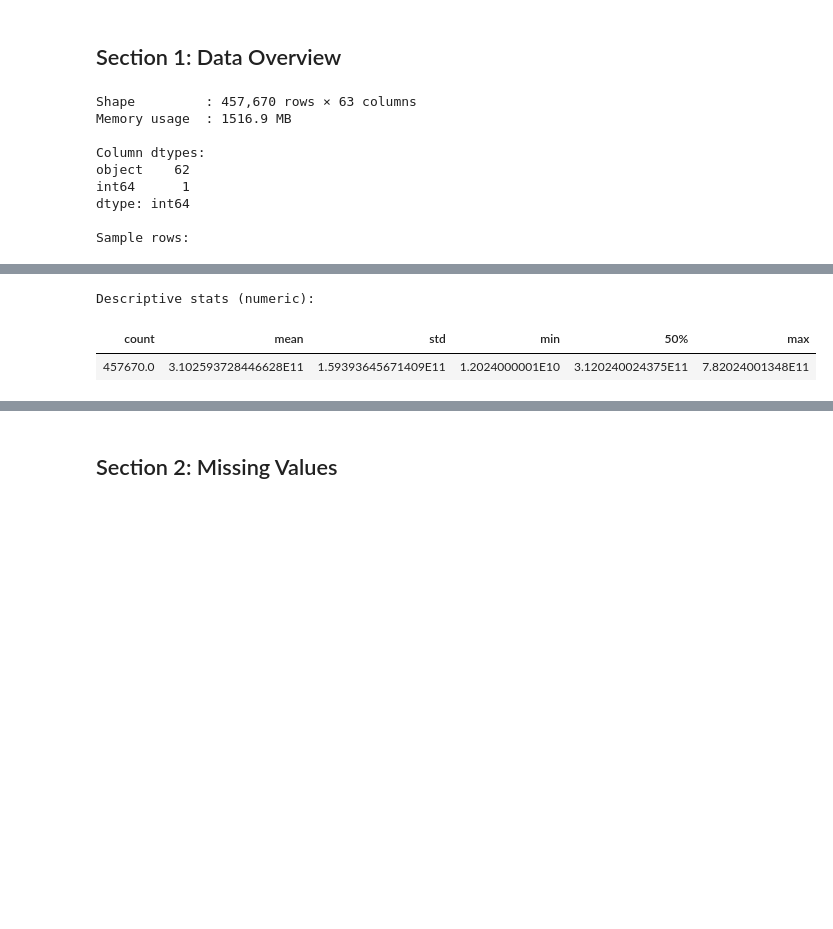
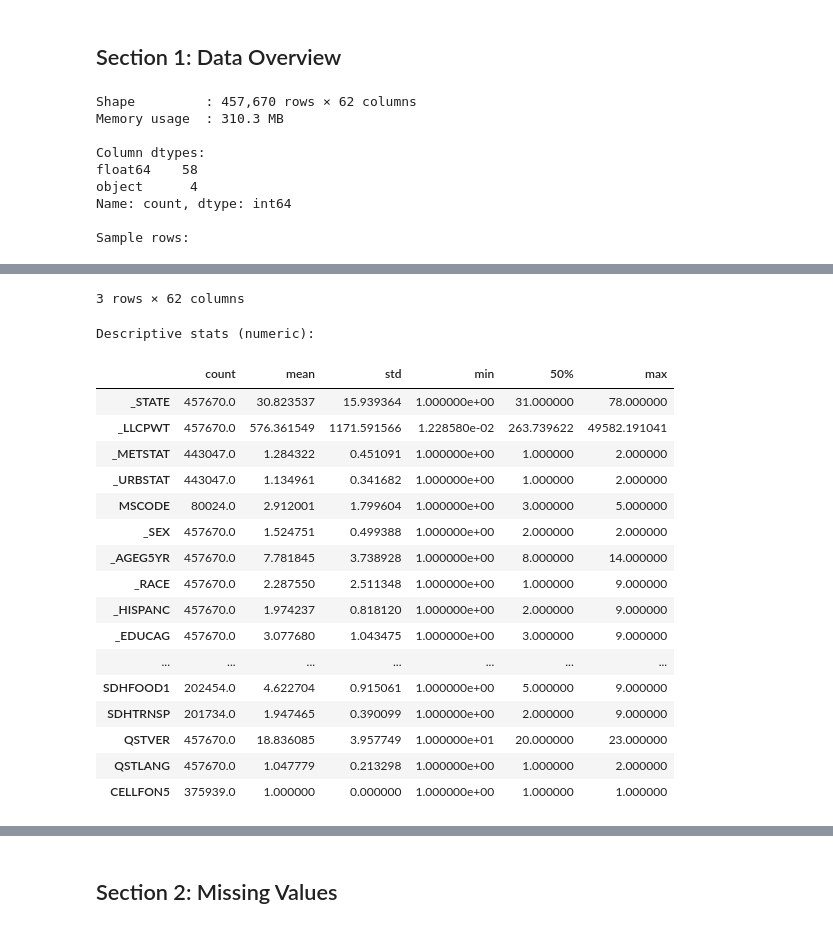
Before and after one commit to kwang101-cb/DataEngineering_Final, a Jupyter notebook: notebooks/1_Kelly_EDA.ipynb, the cells around one changed output, grey strips where cells are left out. Cells and saved outputs as stored; diff of their text form; code cells hidden in the pictures; blank space fills up the shorter version.

```diff
--- a/notebooks/1_Kelly_EDA.ipynb
+++ b/notebooks/1_Kelly_EDA.ipynb
@@ -586,0 +9,2 @@ KELLY SECTION
+# %%
+folder = "/content/drive/MyDrive/ADSP 31012 DEPA Final Project/1. Raw Data"
@@ -586,0 +15,7 @@ KELLY SECTION
+# %%
+# Load the clean CSV saved from EDA
+#BRFSS = pd.read_csv(f"{folder}/EDA and Cleanup/BRFSS_2024_clean.csv")
+
+df_raw = pd.read_sas(folder + "/LLCP2024.XPT_", format="xport", encoding="latin1")
+print(df_raw.shape)
+print(df_raw.head())
@@ -586,0 +40,21 @@ KELLY SECTION
+# %%
+NEEDED = [
+    'SEQNO','_STATE','_LLCPWT','IMONTH','IDAY','IYEAR',
+    '_METSTAT','_URBSTAT','MSCODE',
+    '_SEX','_AGEG5YR','_RACE','_HISPANC','_EDUCAG','_INCOMG1',
+    'MARITAL','EMPLOY1','CHILDREN','VETERAN3','PREGNANT',
+    'GENHLTH','PHYSHLTH','MENTHLTH','_BMI5','_BMI5CAT',
+    'CVDINFR4','CVDSTRK3','DIABETE4','ASTHMA3','ADDEPEV3',
+    'CHCCOPD3','HAVARTH4','CHCOCNC1','CHCKDNY2','LSATISFY',
+    'EXERANY2','_SMOKER3','ECIGNOW3','DRNKANY6','_RFBING6',
+    '_RFDRHV9','AVEDRNK4','MARIJAN1','SSBSUGR2','FIREARM5',
+    '_HLTHPL2','PRIMINS2','PERSDOC3','MEDCOST1','CHECKUP1',
+    'LASTDEN4','_RFMAM23','_CRVSCRN','_CRCREC3',
+    '_FLSHOT7','_PNEUMO3','_AIDTST4','SDHFOOD1','SDHTRNSP',
+    'QSTVER','QSTLANG','CELLFON5'
+]
+
+df = df_raw[NEEDED].copy()
+
+print(f"Raw shape: {df.shape}")
+print(f"Columns: {df.columns.tolist()}")
@@ -637,21 +142,22 @@ YES_CODE = 1.0
 # %% [markdown]
 ## Section 1: Data Overview
 # %%
-print(f"\nShape         : {raw.shape[0]:,} rows × {raw.shape[1]} columns")
-print(f"Memory usage  : {raw.memory_usage(deep=True).sum() / 1e6:.1f} MB")
-print(f"\nColumn dtypes:\n{raw.dtypes.value_counts()}")
+# ── Section 1: Data Overview ──────────────────────────────────
+print(f"Shape         : {df.shape[0]:,} rows × {df.shape[1]} columns")
+print(f"Memory usage  : {df.memory_usage(deep=True).sum() / 1e6:.1f} MB")
+print(f"\nColumn dtypes:\n{df.dtypes.value_counts()}")
 print(f"\nSample rows:")
-display(raw.head(3))
+display(df.head(3))
 
 print(f"\nDescriptive stats (numeric):")
-display(raw.describe().T[['count','mean','std','min','50%','max']])
+display(df.describe().T[['count', 'mean', 'std', 'min', '50%', 'max']])
 # %% [output]
-Shape         : 457,670 rows × 63 columns
-Memory usage  : 1516.9 MB
+Shape         : 457,670 rows × 62 columns
+Memory usage  : 310.3 MB
 
 Column dtypes:
-object    62
-int64      1
-dtype: int64
+float64    58
+object      4
+Name: count, dtype: int64
 
 Sample rows:
@@ -662,3 +168,19 @@ Sample rows:
-Descriptive stats (numeric):
+3 rows × 62 columns
+Descriptive stats (numeric):
-| count | mean | std | min | 50% | max |
-| 457670.0 | 3.102593728446628E11 | 1.59393645671409E11 | 1.2024000001E10 | 3.120240024375E11 | 7.82024001348E11 |
+|  | count | mean | std | min | 50% | max |
+| _STATE | 457670.0 | 30.823537 | 15.939364 | 1.000000e+00 | 31.000000 | 78.000000 |
+| _LLCPWT | 457670.0 | 576.361549 | 1171.591566 | 1.228580e-02 | 263.739622 | 49582.191041 |
+| _METSTAT | 443047.0 | 1.284322 | 0.451091 | 1.000000e+00 | 1.000000 | 2.000000 |
+| _URBSTAT | 443047.0 | 1.134961 | 0.341682 | 1.000000e+00 | 1.000000 | 2.000000 |
+| MSCODE | 80024.0 | 2.912001 | 1.799604 | 1.000000e+00 | 3.000000 | 5.000000 |
+| _SEX | 457670.0 | 1.524751 | 0.499388 | 1.000000e+00 | 2.000000 | 2.000000 |
+| _AGEG5YR | 457670.0 | 7.781845 | 3.738928 | 1.000000e+00 | 8.000000 | 14.000000 |
+| _RACE | 457670.0 | 2.287550 | 2.511348 | 1.000000e+00 | 1.000000 | 9.000000 |
+| _HISPANC | 457670.0 | 1.974237 | 0.818120 | 1.000000e+00 | 2.000000 | 9.000000 |
+| _EDUCAG | 457670.0 | 3.077680 | 1.043475 | 1.000000e+00 | 3.000000 | 9.000000 |
+| ... | ... | ... | ... | ... | ... | ... |
+| SDHFOOD1 | 202454.0 | 4.622704 | 0.915061 | 1.000000e+00 | 5.000000 | 9.000000 |
+| SDHTRNSP | 201734.0 | 1.947465 | 0.390099 | 1.000000e+00 | 2.000000 | 9.000000 |
+| QSTVER | 457670.0 | 18.836085 | 3.957749 | 1.000000e+01 | 20.000000 | 23.000000 |
+| QSTLANG | 457670.0 | 1.047779 | 0.213298 | 1.000000e+00 | 1.000000 | 2.000000 |
+| CELLFON5 | 375939.0 | 1.000000 | 0.000000 | 1.000000e+00 | 1.000000 | 1.000000 |
```
Also changed, not shown: parts of 51 cells of this notebook, 1 other file.
